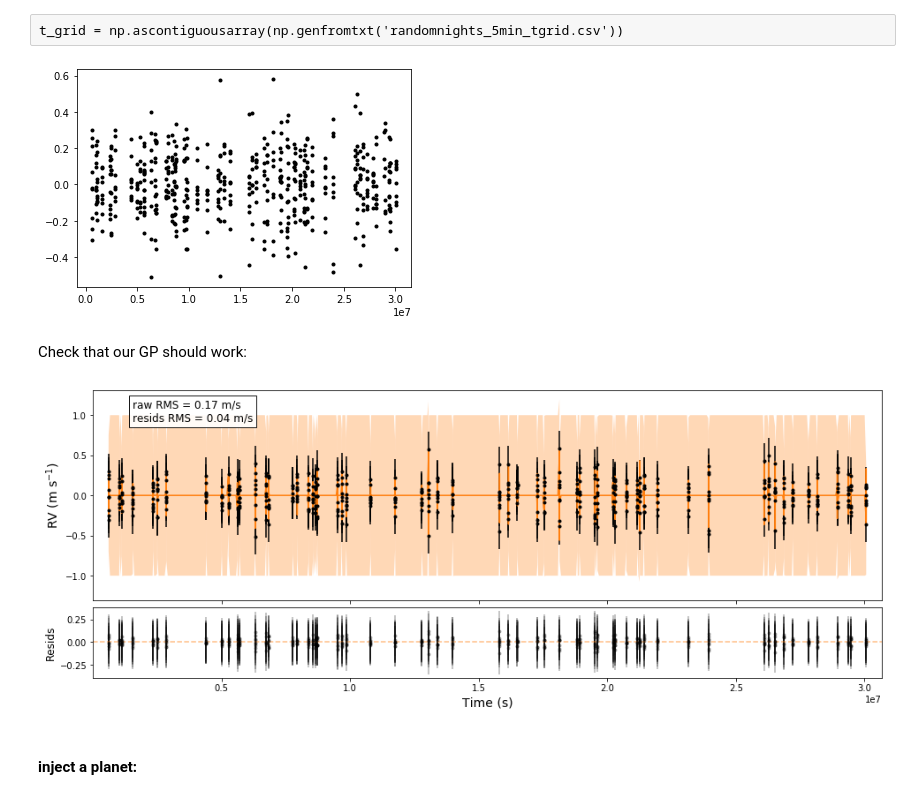
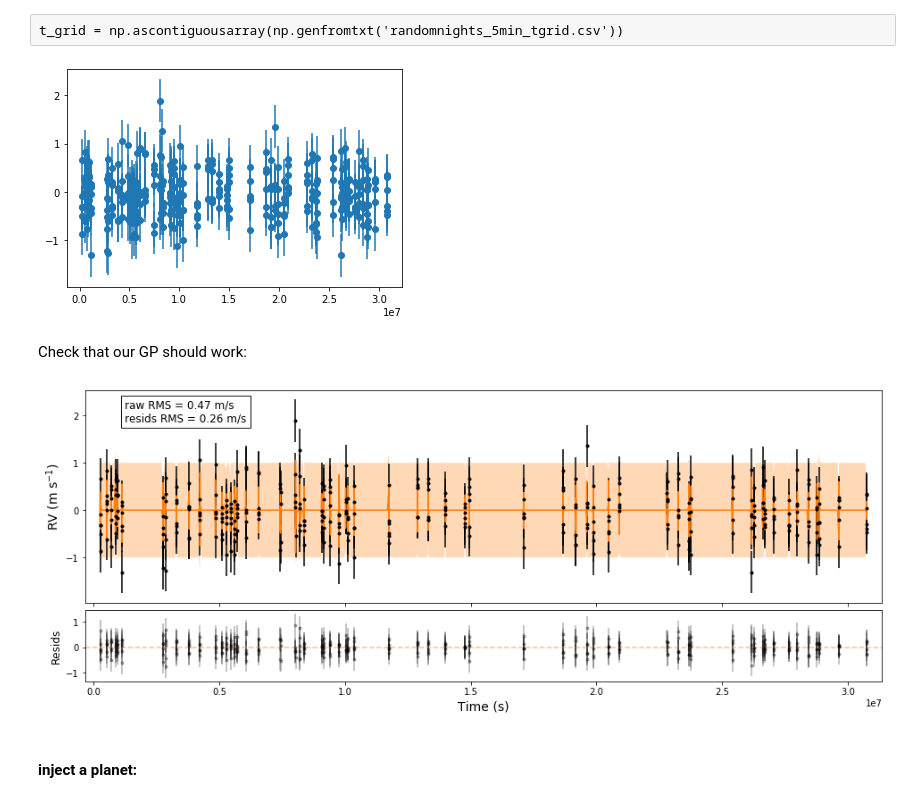
Before and after one commit to megbedell/pmodes, a Jupyter notebook: experiments/04-planet-recovery.ipynb, the cells around one changed output. Cells and saved outputs as stored; diff of their text form; code cells hidden in the pictures.

Commit message:
photon noise

```diff
--- a/experiments/04-planet-recovery.ipynb
+++ b/experiments/04-planet-recovery.ipynb
@@ -16,12 +16,14 @@ import utils
 d = np.genfromtxt(data_dir+'sim_oneyear.csv', names=True, dtype=None, delimiter=',')
 ts_all = np.copy(d['ts'])
 rvs_all = np.copy(d['rvs'])
+rvs_noiseless = np.copy(rvs_all)
+rvs_all += np.random.normal(0., 1.0, len(rvs_all)) # photon noise - 1 m/s for 1-minute
 xs_all = np.copy(d['xs'])
 # %%
-time_per_night = 45. * 60. # seconds
+time_per_night = 30. * 60. # seconds
 nights_per_year = 60
 integrated_kernel = True # for the > 1 minute exposures only
-exp_time = 5. * 60. # seconds
+exp_time = 7. * 60. # seconds
 # %% [raw]
 d = np.genfromtxt('randomnights_5min.csv', delimiter=',', names=True, unpack=True)
 t = np.ascontiguousarray(d['t'])
@@ -50,12 +52,12 @@ for st in start_ts_random:
 
 t = np.ravel(t)
 y = np.ravel(y)
-yerr = np.zeros_like(t) + 0.5 / np.sqrt(exp_time/60.)
+yerr = np.zeros_like(t) + 1.0 / np.sqrt(exp_time/60.)
 t_grid = utils.make_t_grid(start_ts_random, time_per_night)
 # %%
-plt.plot(t, y, 'k.');
+plt.errorbar(t, y, yerr, ls='', marker='o');
 # %% [output]
-[figure, old version]
+[figure, new version]
 # %% [markdown]
 Check that our GP should work:
 # %%
@@ -63,7 +65,7 @@ y_pred, mu, sd = utils.gp_predict(t, y, yerr, t_grid, integrated=False, exp_time
 # %%
 utils.plot_year(t, y, yerr, y_pred, start_ts_random, t_grid, mu, sd);
 # %% [output]
-[figure, old version]
+[figure, new version]
 # %% [markdown]
 #### inject a planet:
 # %%
```
Also changed, not shown: parts of 9 cells of this notebook, 1 other file.
